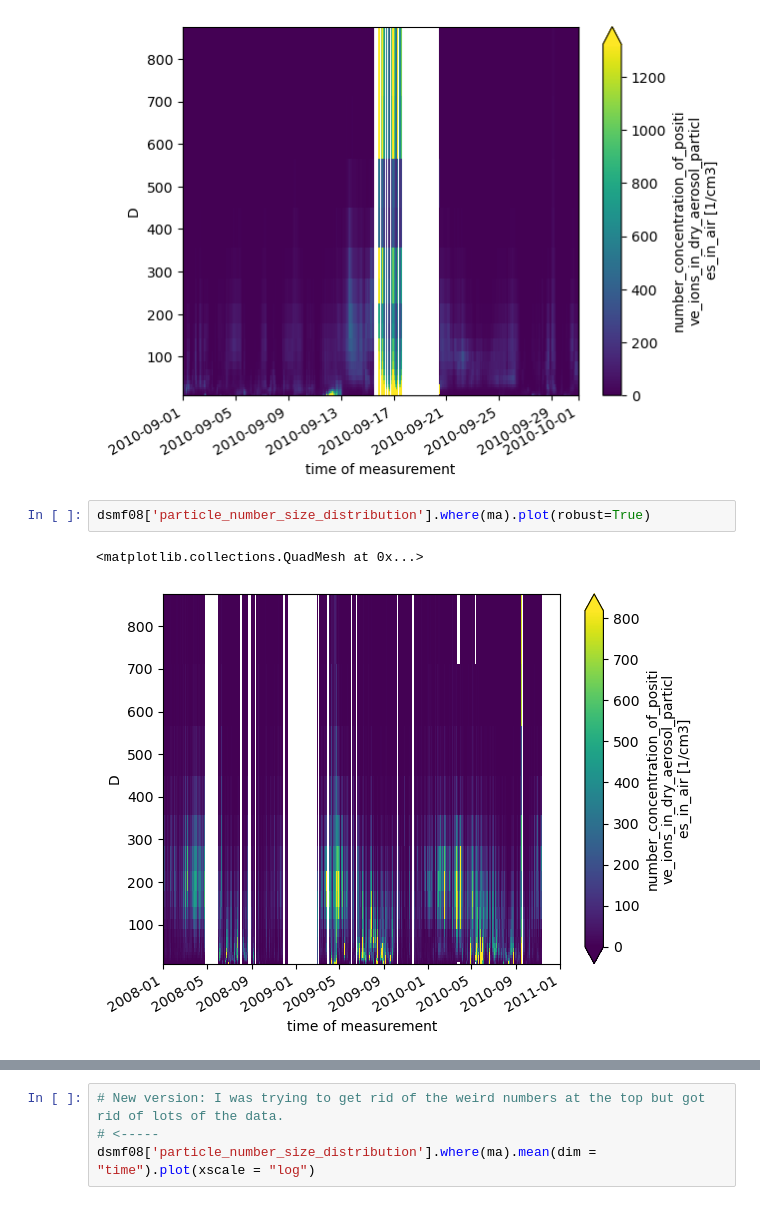
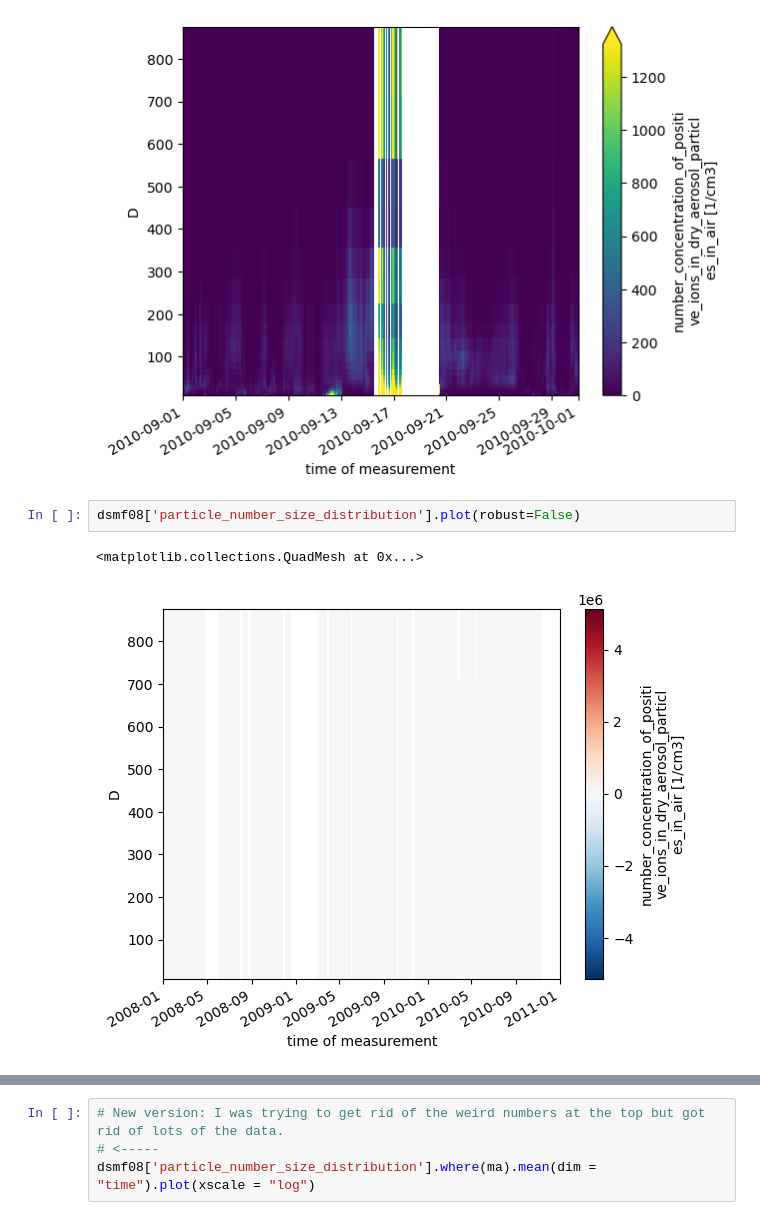
Before and after one commit to eScience-course/-Tjaernoe2022-group1, a Jupyter notebook: notebooks/Stefan/Particle size distribution.ipynb, the cells around one changed output, grey strips where cells are left out. Saved outputs shown, nothing was run; the diff lists cells and outputs as text.

```diff
--- a/notebooks/Stefan/Particle size distribution.ipynb
+++ b/notebooks/Stefan/Particle size distribution.ipynb
@@ -634,7 +633,7 @@ dsmf08['particle_number_size_distribution'].where(ma).sel(time = slice('2010-09'
 <matplotlib.collections.QuadMesh at 0x...>
 [figure]
 # %%
-dsmf08['particle_number_size_distribution'].where(ma).plot(robust=True)
+dsmf08['particle_number_size_distribution'].plot(robust=False)
 # %% [output]
 <matplotlib.collections.QuadMesh at 0x...>
-[figure, old version]
+[figure, new version]
```
Also changed, not shown: parts of 22 cells of this notebook.
